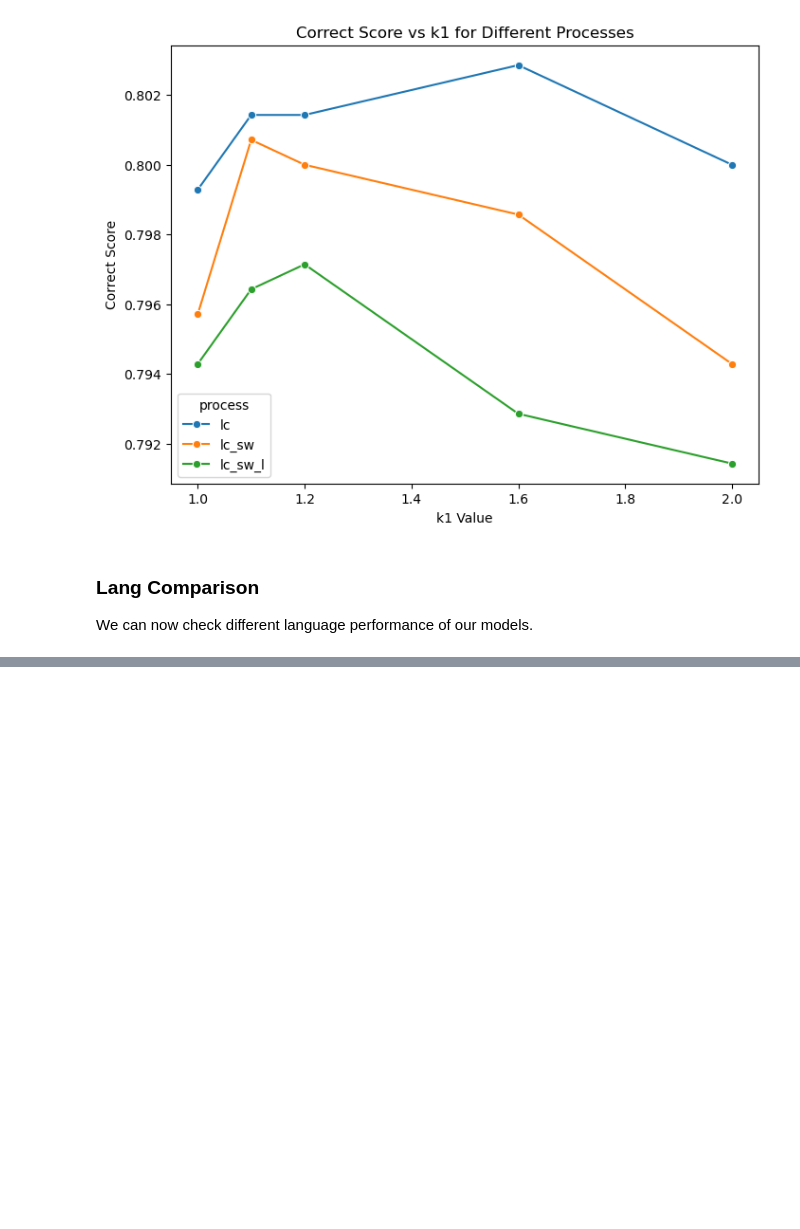
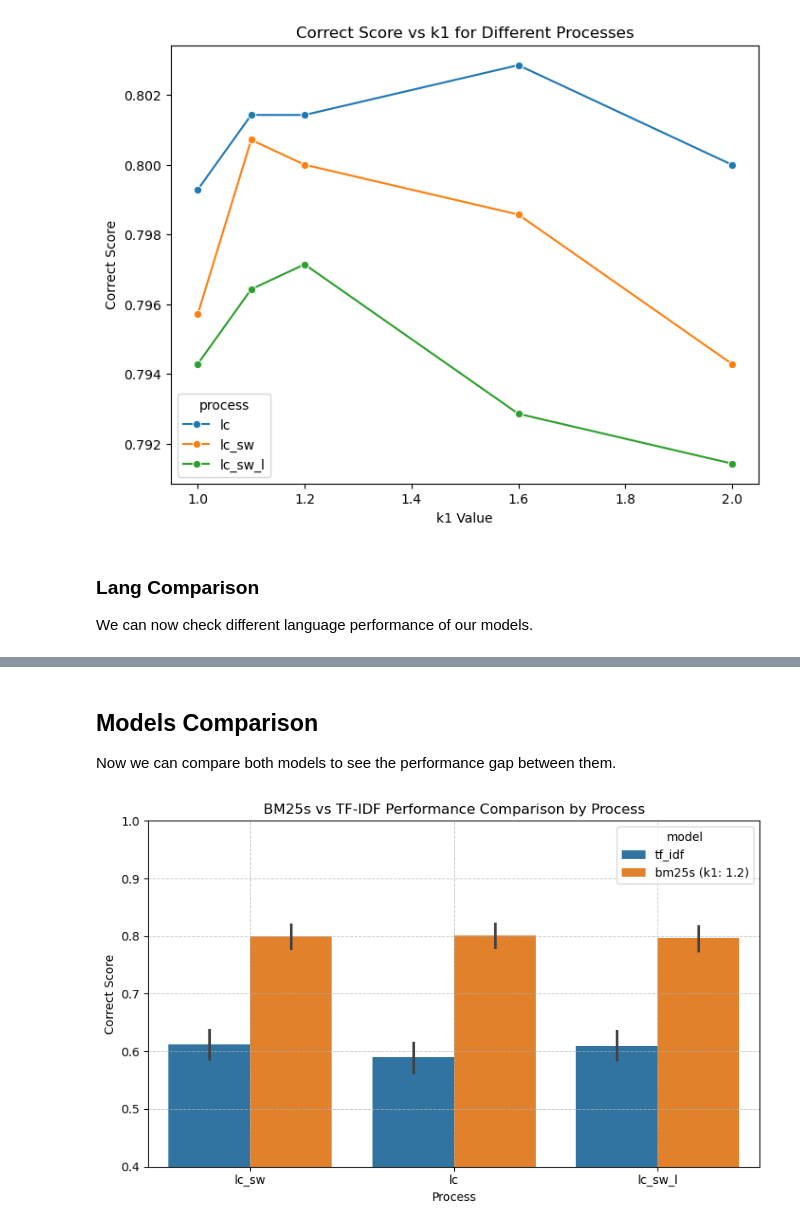
Before and after one commit to paulo-03/document_retrieval, a Jupyter notebook: performance/performance_visualization.ipynb, the cells around one changed output, grey strips where cells are left out. Drawn from its saved outputs; the diff is of its cells as text; code cells hidden in the pictures; blank space fills up the shorter version.

```diff
--- a/performance/performance_visualization.ipynb
+++ b/performance/performance_visualization.ipynb
@@ -46,0 +59,8 @@ lang_comparison()
+# %% [markdown]
+## Models Comparison
+
+Now we can compare both models to see the performance gap between them.
+# %%
+models_compare()
+# %% [output]
+[figure, added]
```
Also changed, not shown: parts of 5 cells of this notebook, 11 other files.
